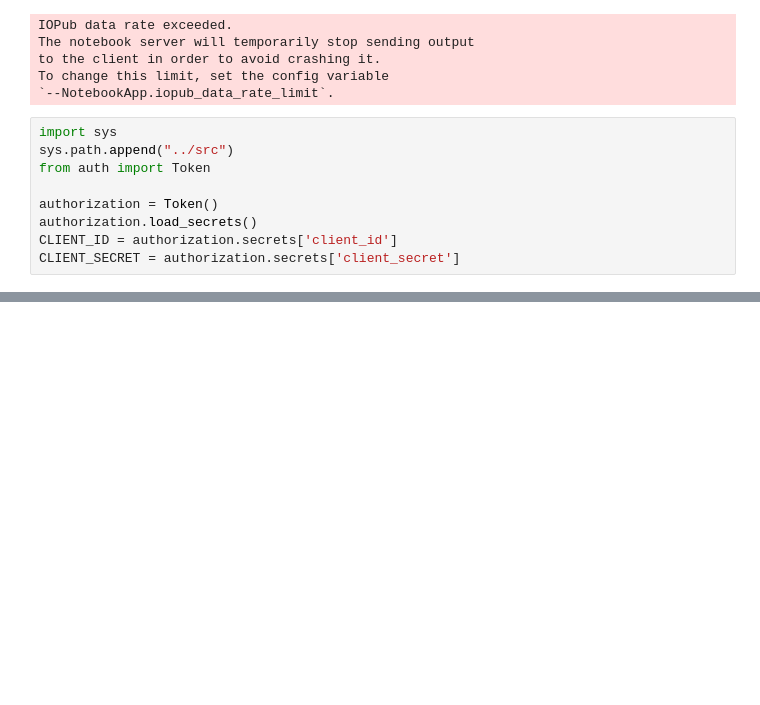
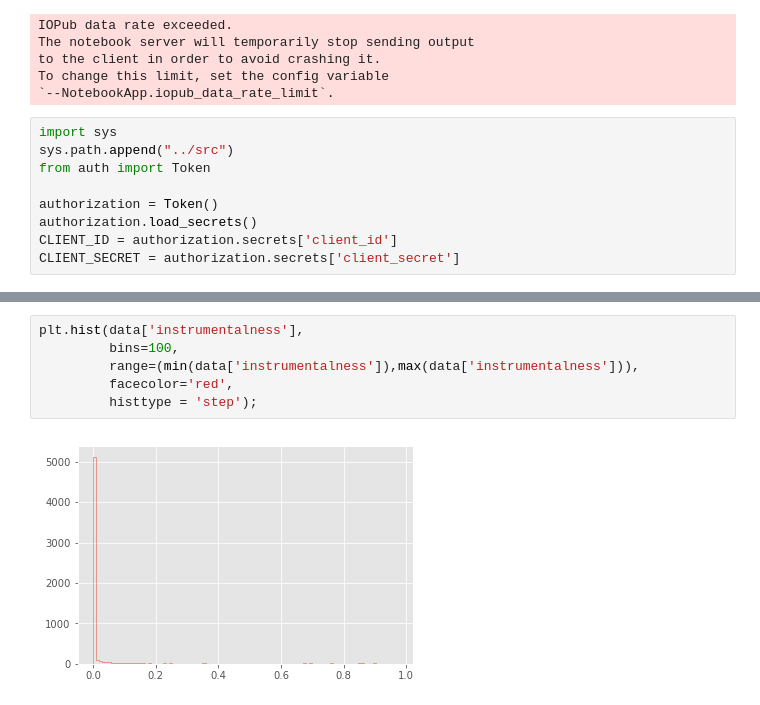
Before and after one commit to jcream31/workout_music_recommender, a Jupyter notebook: notebooks/Analysis.ipynb, the cells around one changed output, grey strips where cells are left out. Cells and saved outputs as stored; diff of their text form; blank space fills up the shorter version.

```diff
--- a/notebooks/Analysis.ipynb
+++ b/notebooks/Analysis.ipynb
@@ -773,0 +364,8 @@ nuwaveselects
+# %%
+plt.hist(data['instrumentalness'],
+         bins=100,
+         range=(min(data['instrumentalness']),max(data['instrumentalness'])),
+         facecolor='red',
+         histtype = 'step');
+# %% [output]
+[figure, added]
```
Also changed, not shown: parts of 9 cells of this notebook, 2 other files.
